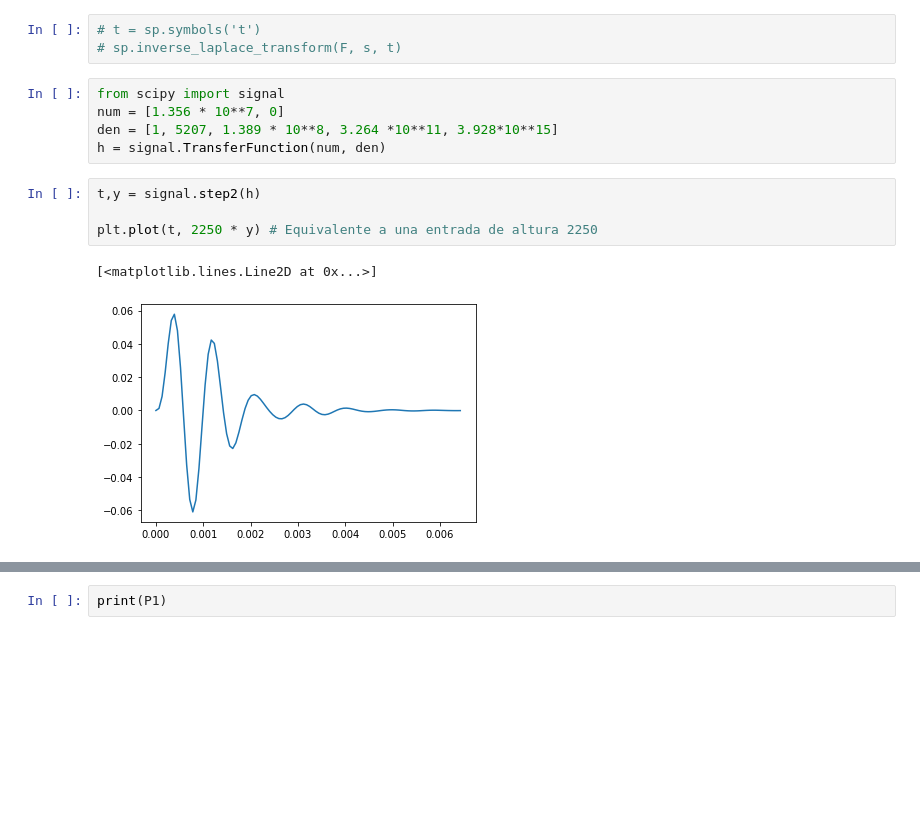
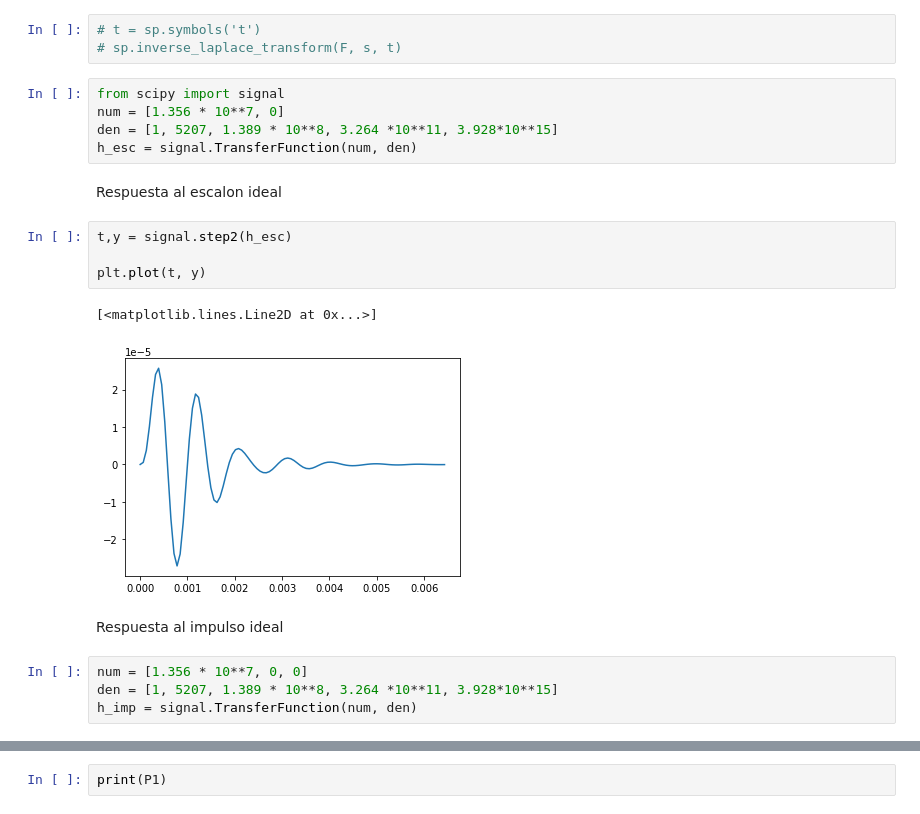
Before and after one commit to violetaperezandrade/TP-ADC, a Jupyter notebook: TP.ipynb, the cells around one changed output, grey strips where cells are left out. Drawn from its saved outputs; the diff is of its cells as text; blank space fills up the shorter version.

```diff
--- a/TP.ipynb
+++ b/TP.ipynb
@@ -76,11 +76,19 @@ Q1, Q2
 from scipy import signal
 num = [1.356 * 10**7, 0]
 den = [1, 5207, 1.389 * 10**8, 3.264 *10**11, 3.928*10**15]
-h = signal.TransferFunction(num, den)
+h_esc = signal.TransferFunction(num, den)
+# %% [markdown]
+Respuesta al escalon ideal
 # %%
-t,y = signal.step2(h)
+t,y = signal.step2(h_esc)
 
-plt.plot(t, 2250 * y) # Equivalente a una entrada de altura 2250
+plt.plot(t, y)
 # %% [output]
 [<matplotlib.lines.Line2D at 0x...>]
-[figure, old version]
+[figure, new version]
+# %% [markdown]
+Respuesta al impulso ideal
+# %%
+num = [1.356 * 10**7, 0, 0]
+den = [1, 5207, 1.389 * 10**8, 3.264 *10**11, 3.928*10**15]
+h_imp = signal.TransferFunction(num, den)
```
Also changed, not shown: parts of 4 cells of this notebook, 2 other files.
